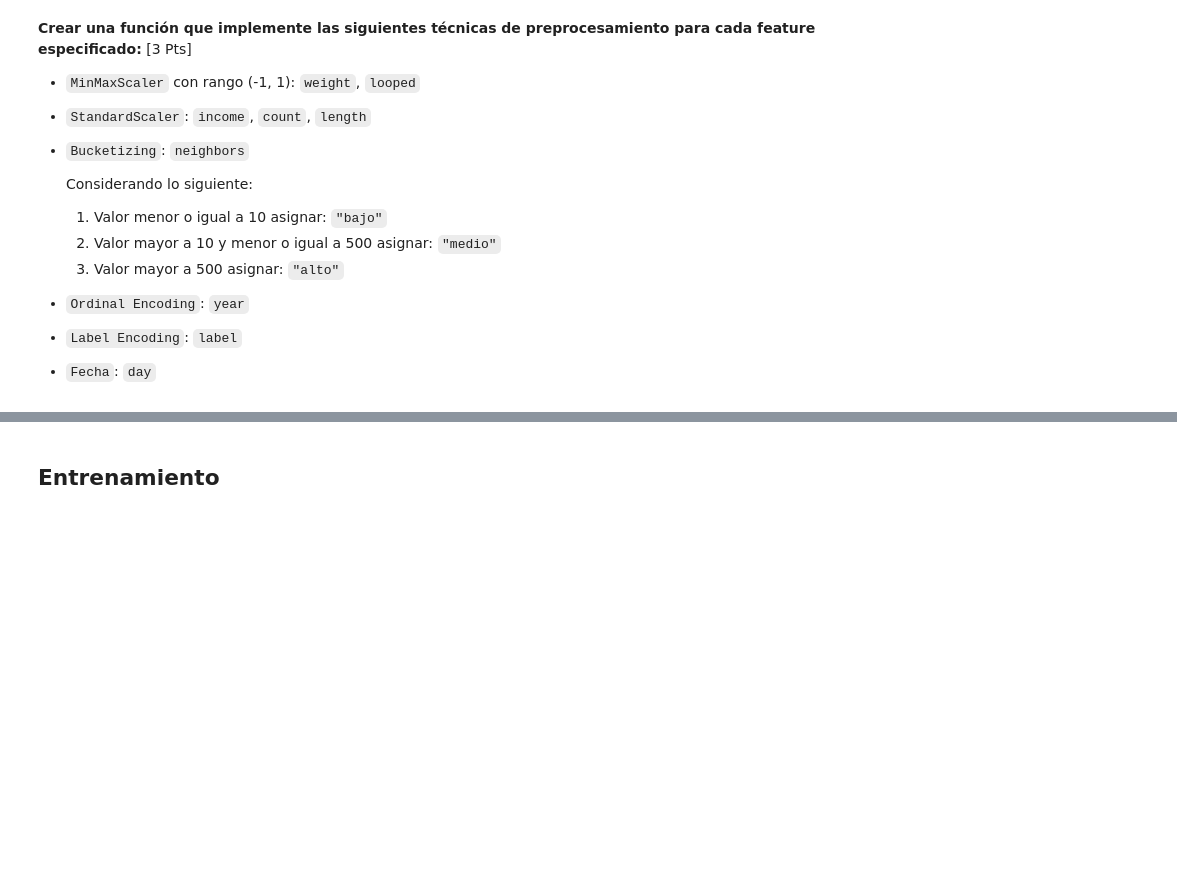
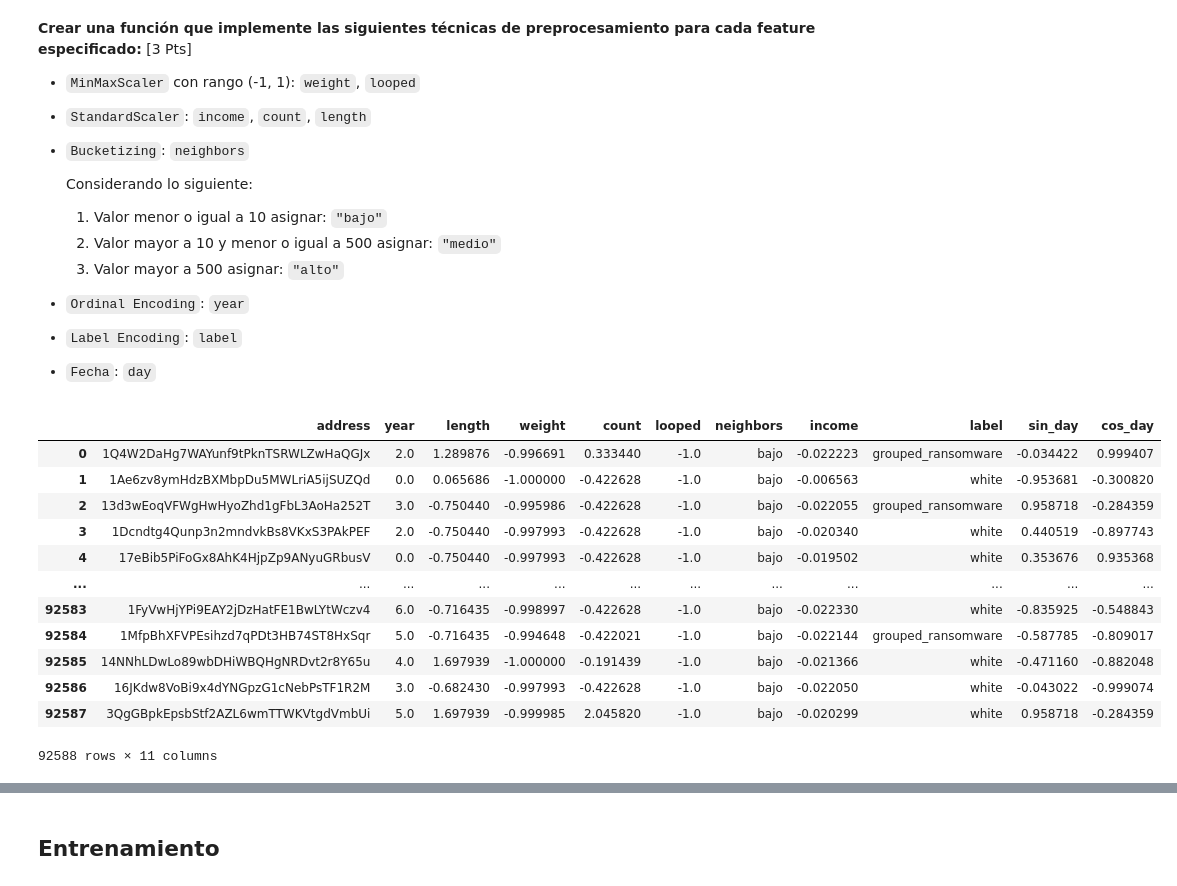
Before and after one commit to Bastian951/INF398-INTRODUCCION-AL-APRENDIZAJE-AUTOMATICO, a Jupyter notebook: Tarea 1/Tarea_1_ML_2022_1.ipynb, the cells around one changed output, grey strips where cells are left out. Drawn from its saved outputs; the diff is of its cells as text; code cells hidden in the pictures; blank space fills up the shorter version.

Commit message:
Preprocesamiento

```diff
--- a/Tarea 1/Tarea_1_ML_2022_1.ipynb
+++ b/Tarea 1/Tarea_1_ML_2022_1.ipynb
@@ -483,0 +478,16 @@ plt.show()
+# %%
+preprocess_day(df_data,'day')
+# %% [output]
+|  | address | year | length | weight | count | looped | neighbors | income | label | sin_day | cos_day |
+| 0 | 1Q4W2DaHg7WAYunf9tPknTSRWLZwHaQGJx | 2.0 | 1.289876 | -0.996691 | 0.333440 | -1.0 | bajo | -0.022223 | grouped_ransomware | -0.034422 | 0.999407 |
+| 1 | 1Ae6zv8ymHdzBXMbpDu5MWLriA5ijSUZQd | 0.0 | 0.065686 | -1.000000 | -0.422628 | -1.0 | bajo | -0.006563 | white | -0.953681 | -0.300820 |
+| 2 | 13d3wEoqVFWgHwHyoZhd1gFbL3AoHa252T | 3.0 | -0.750440 | -0.995986 | -0.422628 | -1.0 | bajo | -0.022055 | grouped_ransomware | 0.958718 | -0.284359 |
+| 3 | 1Dcndtg4Qunp3n2mndvkBs8VKxS3PAkPEF | 2.0 | -0.750440 | -0.997993 | -0.422628 | -1.0 | bajo | -0.020340 | white | 0.440519 | -0.897743 |
+| 4 | 17eBib5PiFoGx8AhK4HjpZp9ANyuGRbusV | 0.0 | -0.750440 | -0.997993 | -0.422628 | -1.0 | bajo | -0.019502 | white | 0.353676 | 0.935368 |
+| ... | ... | ... | ... | ... | ... | ... | ... | ... | ... | ... | ... |
+| 92583 | 1FyVwHjYPi9EAY2jDzHatFE1BwLYtWczv4 | 6.0 | -0.716435 | -0.998997 | -0.422628 | -1.0 | bajo | -0.022330 | white | -0.835925 | -0.548843 |
+| 92584 | 1MfpBhXFVPEsihzd7qPDt3HB74ST8HxSqr | 5.0 | -0.716435 | -0.994648 | -0.422021 | -1.0 | bajo | -0.022144 | grouped_ransomware | -0.587785 | -0.809017 |
+| 92585 | 14NNhLDwLo89wbDHiWBQHgNRDvt2r8Y65u | 4.0 | 1.697939 | -1.000000 | -0.191439 | -1.0 | bajo | -0.021366 | white | -0.471160 | -0.882048 |
+| 92586 | 16JKdw8VoBi9x4dYNGpzG1cNebPsTF1R2M | 3.0 | -0.682430 | -0.997993 | -0.422628 | -1.0 | bajo | -0.022050 | white | -0.043022 | -0.999074 |
+| 92587 | 3QgGBpkEpsbStf2AZL6wmTTWKVtgdVmbUi | 5.0 | 1.697939 | -0.999985 | 2.045820 | -1.0 | bajo | -0.020299 | white | 0.958718 | -0.284359 |
+92588 rows × 11 columns
```
Also changed, not shown: parts of 5 cells of this notebook.
